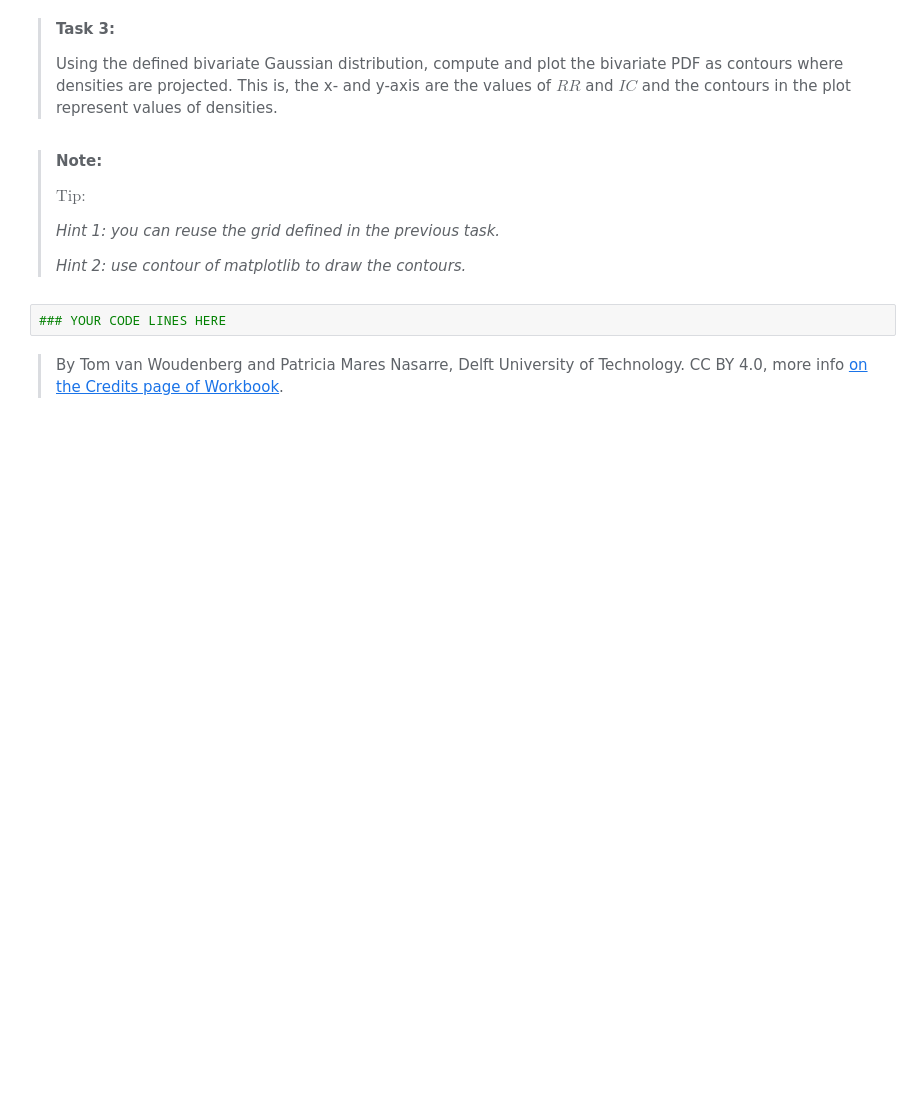
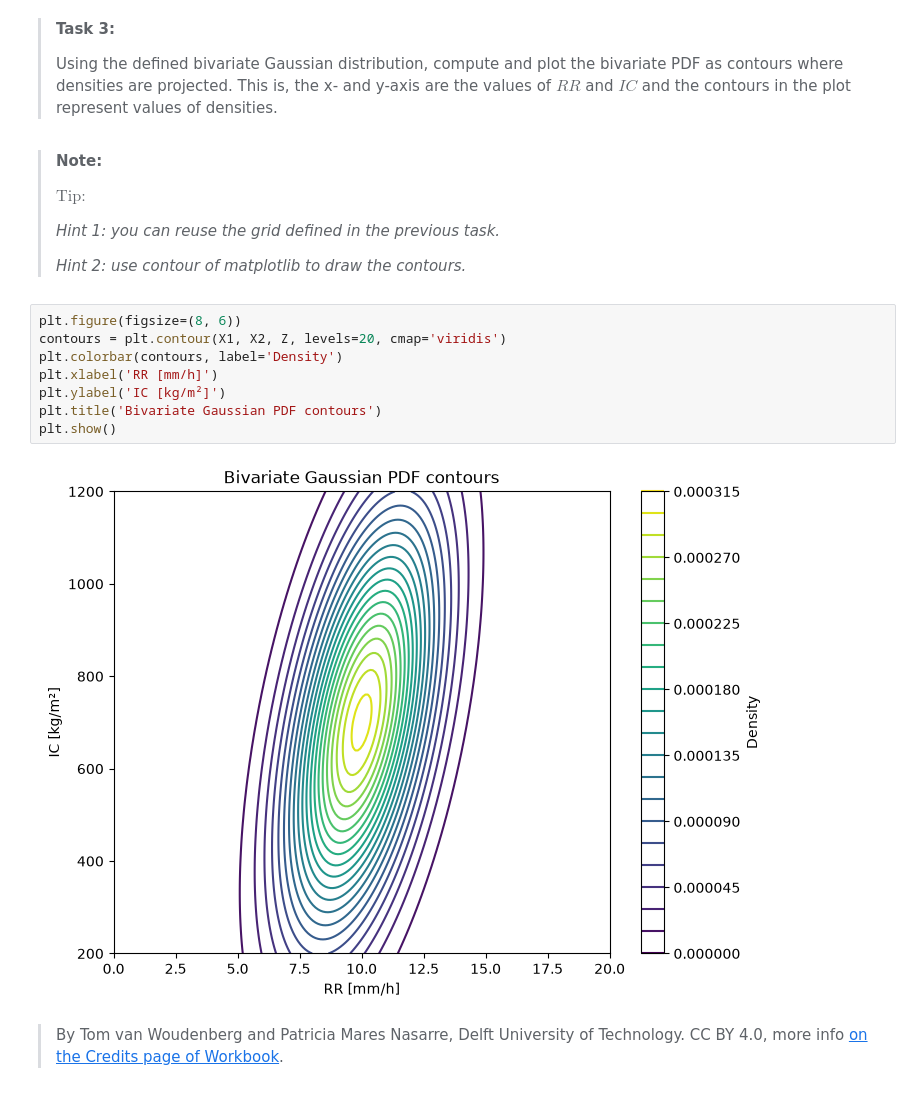
Before and after one commit to crklink/PA1.5, a Jupyter notebook: scipy_statcs_3d_plots.ipynb, the cells around one changed output. Drawn from its saved outputs; the diff is of its cells as text; blank space fills up the shorter version.

```diff
--- a/scipy_statcs_3d_plots.ipynb
+++ b/scipy_statcs_3d_plots.ipynb
@@ -125,7 +197,15 @@ Z = multivariate_normal(mean=mu, cov=sigma).pdf(X)
 > *Hint 1: you can reuse the grid defined in the previous task.*
 >
 > *Hint 2: use contour of matplotlib to draw the contours.*
-# %%
-### YOUR CODE LINES HERE
+# %%
+plt.figure(figsize=(8, 6))
+contours = plt.contour(X1, X2, Z, levels=20, cmap='viridis')
+plt.colorbar(contours, label='Density')
+plt.xlabel('RR [mm/h]')
+plt.ylabel('IC [kg/m²]')
+plt.title('Bivariate Gaussian PDF contours')
+plt.show()
+# %% [output]
+[figure, added]
 # %% [markdown]
 > By Tom van Woudenberg and Patricia Mares Nasarre, Delft University of Technology. CC BY 4.0, more info [on the Credits page of Workbook](https://mude.citg.tudelft.nl/workbook-2026/credits.html).
```
Also changed, not shown: parts of 7 cells of this notebook.
